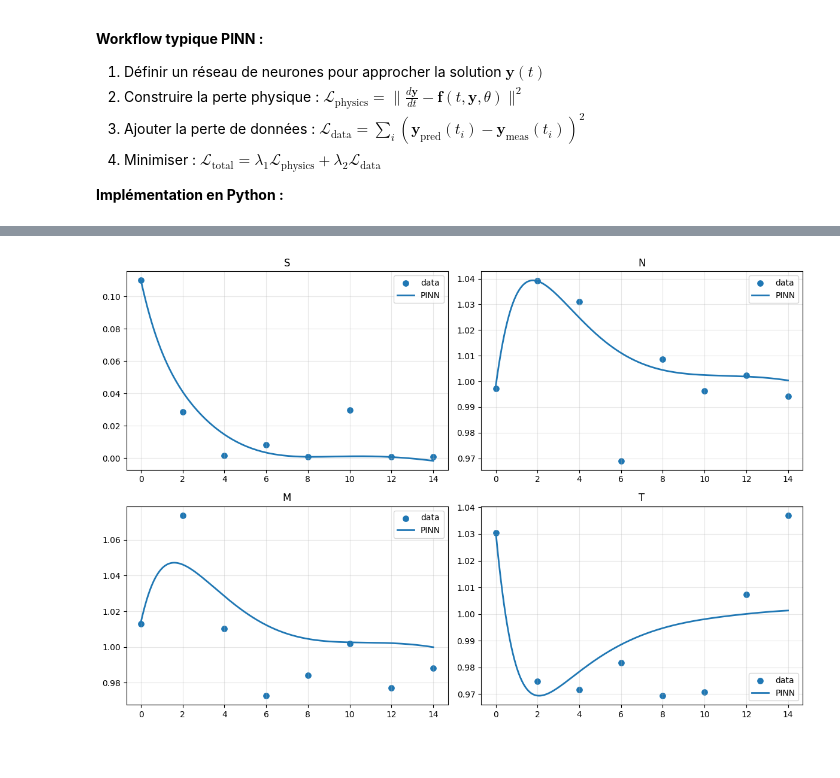
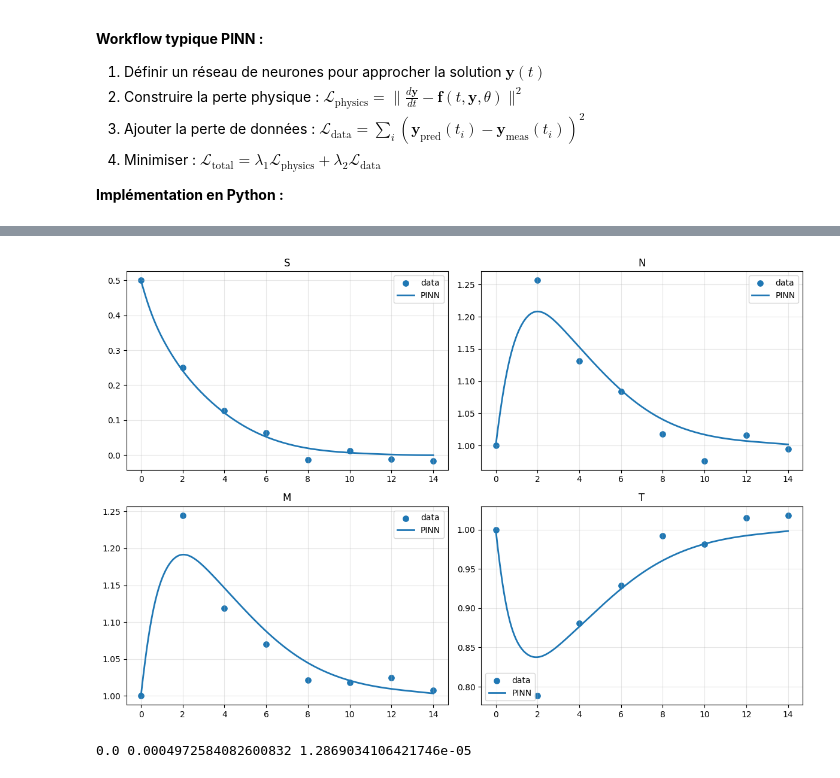
Before and after one commit to azerad/immunomath, a Jupyter notebook: model_arthritis_PINNs.ipynb, the cells around one changed output, grey strips where cells are left out. Drawn from its saved outputs; the diff is of its cells as text; code cells hidden in the pictures.

Commit message:
PINNS avec condition initiales exactes et data

```diff
--- a/model_arthritis_PINNs.ipynb
+++ b/model_arthritis_PINNs.ipynb
@@ -796,6 +796,11 @@ sol_true = solve_ivp(
 noise_level = 0.02
 y_measured = sol_true.y.T + np.random.normal(0, noise_level, sol_true.y.T.shape)
 y_measured = np.clip(y_measured, 1e-3, None)  # Ensure positive values
+# Rebuild measurements so the initial condition stays exact (no noise at t_measurements[0])
+y_measured = sol_true.y.T.copy()
+
+# Add noise only for t_measurements[1:]
+y_measured[1:] += np.random.normal(0, noise_level, size=y_measured[1:].shape)
 
 print("=" * 70)
 print("SYNTHETIC DATA FOR TESTING")
@@ -1041,10 +1046,14 @@ y_data = np.asarray(y_measured, dtype=np.float64)
 
 t_min, t_max = t_data.min(), t_data.max()
 scale_t = 2.0 / (t_max - t_min)
+if t_max == t_min:
+    raise ValueError("t_data must span a non-zero time interval.")
 
+# Jacobian of time normalization: tau = norm_t(t)
+# dtau/dt = 2/(t_max - t_min) = scale_t
 def norm_t(t):
     return 2.0 * (t - t_min) / (t_max - t_min) - 1.0
-
+# on se ramène à l'intervalle [-1, 1] pour la normalisation des entrées du réseau de neurones
 t_obs = torch.tensor(norm_t(t_data)[:, None], dtype=torch.float64)
 y_obs = torch.tensor(y_data, dtype=torch.float64)
 
@@ -1052,6 +1061,20 @@ t_col = torch.linspace(t_min, t_max, 300, dtype=torch.float64)[:, None]
 t_col_n = torch.tensor(norm_t(t_col.numpy()), dtype=torch.float64, requires_grad=True)
 
 y0_obs = y_obs[0:1]
+# Contrainte forte sur la CI : y(t0) = y0 exactement
+t0_n = t_obs[:1].detach().clone()      # temps initial normalisé (shape: [1,1])
+y0_target = y0_obs.detach().clone()    # condition initiale observée (shape: [1,4])
+
+_Seq = nn.Sequential
+
+class ICConstrainedSequential(_Seq):
+    def forward(self, t):
+        raw = super().forward(t)  # sortie libre du réseau
+        dt = t - t0_n.to(dtype=t.dtype, device=t.device)
+        return y0_target.to(dtype=raw.dtype, device=raw.device) + dt * raw
+
+# Le PINN défini plus bas utilisera automatiquement cette version
+nn.Sequential = ICConstrainedSequential
 
 # ----------------------------
 # PINN model
@@ -1096,6 +1119,7 @@ def time_derivative(y, t):
 # Training
 # ----------------------------
 n_epochs = 6000
+# Weights for loss components: data loss, physics loss, initial condition loss
 w_data, w_phys, w_ic = 1.0, 10.0, 20.0
 
 for epoch in range(n_epochs):
@@ -1195 +1219,5 @@ epoch= 5500 loss=3.311e-04 a=0.5712 b=0.6007 alpha=0.5877 beta=0.6661 gamma=0.64
-[figure, old version]
+[figure, new version]
+# %%
+print(loss_ic.item(), loss_data.item(), loss_phys.item())
+# %% [output]
+0.0 0.0004972584082600832 1.2869034106421746e-05
```
Also changed, not shown: parts of 3 cells of this notebook, 1 other file.
